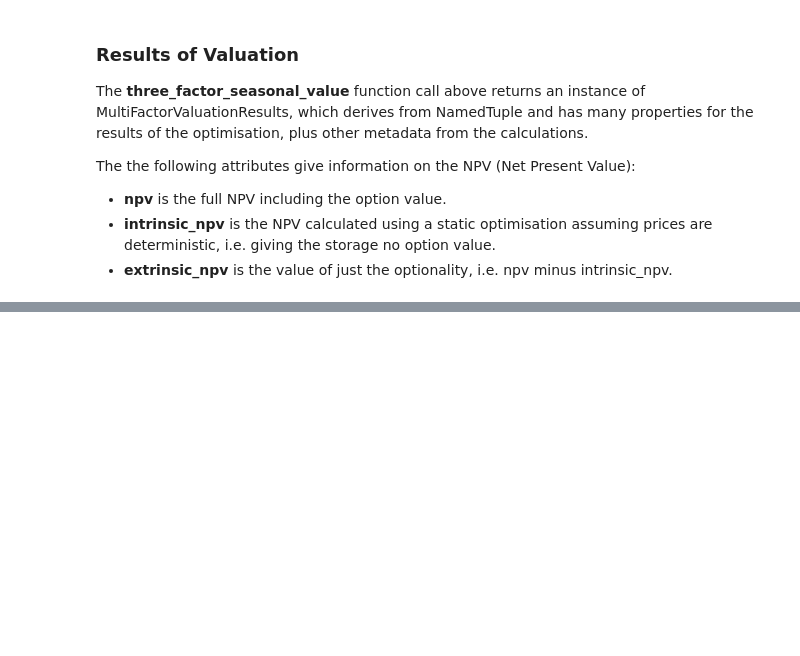
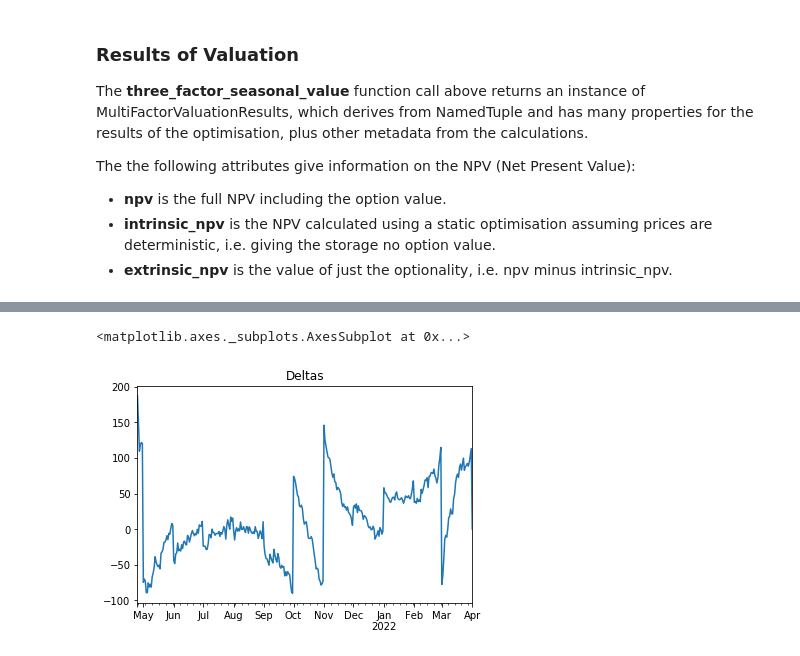
Before and after one commit to eliot-tabet/storage, a Jupyter notebook: samples/python/multifactor_storage.ipynb, the cells around one changed output, grey strips where cells are left out. Cells and saved outputs as stored; diff of their text form; code cells hidden in the pictures; blank space fills up the shorter version.

```diff
--- a/samples/python/multifactor_storage.ipynb
+++ b/samples/python/multifactor_storage.ipynb
@@ -100,0 +106,5 @@ Extrinsic NPV:  31,811
+# %%
+three_factor_results.deltas.plot(title='Deltas')
+# %% [output]
+<matplotlib.axes._subplots.AxesSubplot at 0x...>
+[figure, added]
```
Also changed, not shown: parts of 12 cells of this notebook, 1 other file.
